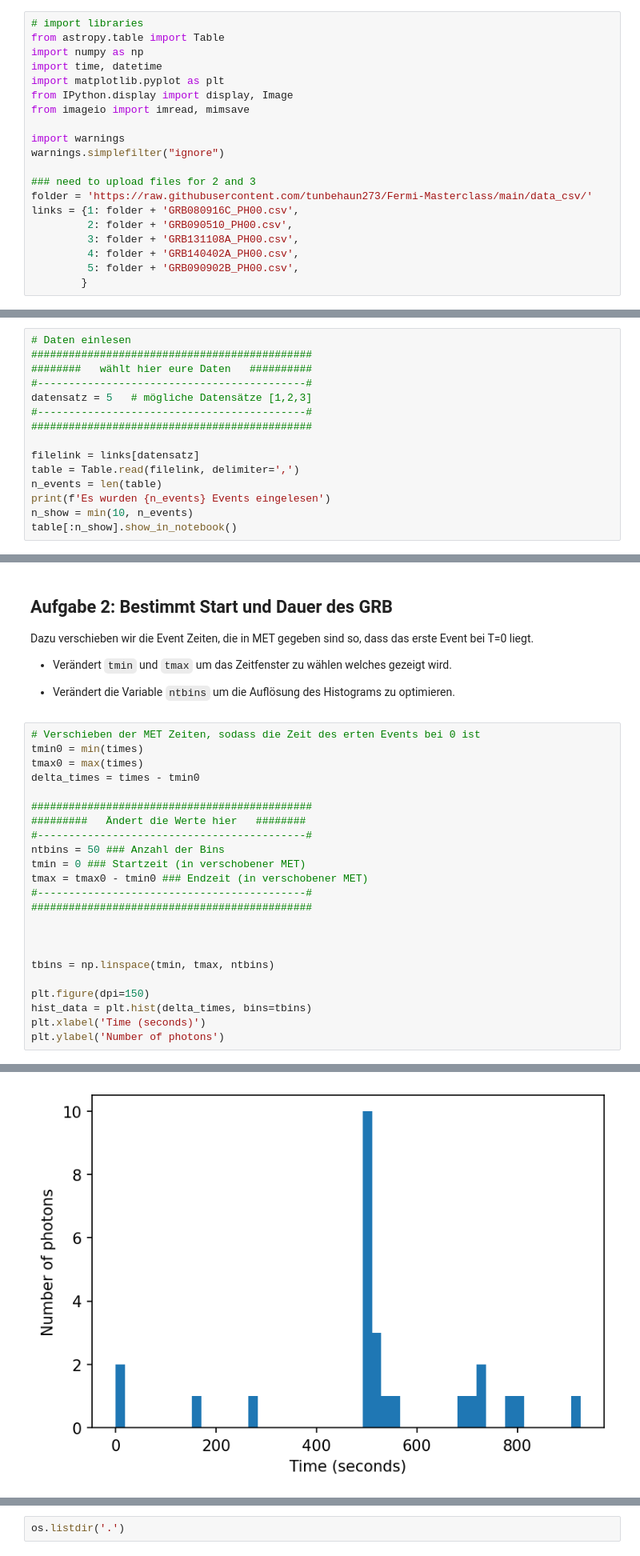
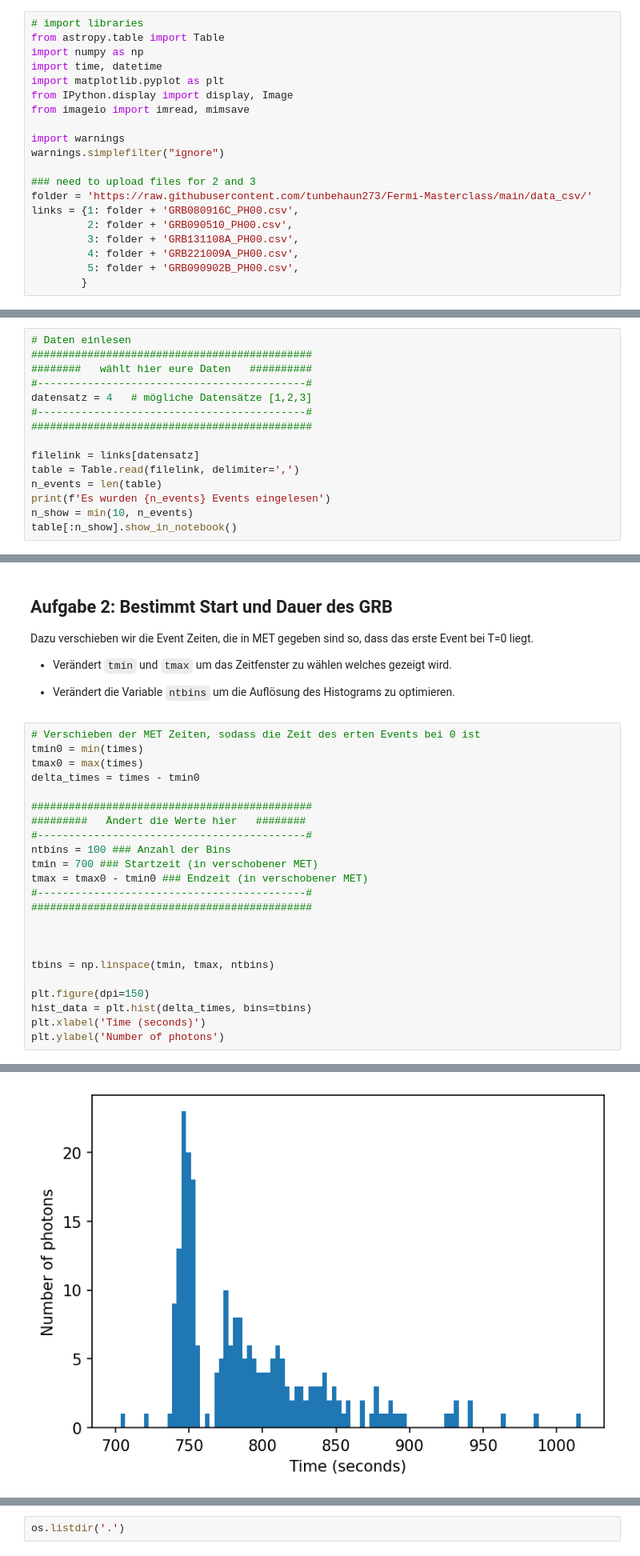
Before and after one commit to tunbehaun273/Fermi-Masterclass, a Jupyter notebook: Notebooks/FermiMasterclass_FAU_GRB-analysis_test.ipynb, the cells around one changed output, grey strips where cells are left out. Shown at 80% size. Cells and saved outputs as stored; diff of their text form.

```diff
--- a/Notebooks/FermiMasterclass_FAU_GRB-analysis_test.ipynb
+++ b/Notebooks/FermiMasterclass_FAU_GRB-analysis_test.ipynb
@@ -85,7 +85,7 @@ folder = 'https://raw.githubusercontent.com/tunbehaun273/Fermi-Masterclass/main/
 links = {1: folder + 'GRB080916C_PH00.csv',
          2: folder + 'GRB090510_PH00.csv',
          3: folder + 'GRB131108A_PH00.csv',
-         4: folder + 'GRB140402A_PH00.csv',
+         4: folder + 'GRB221009A_PH00.csv',
          5: folder + 'GRB090902B_PH00.csv',
         }
 # %% [markdown]
@@ -121,7 +121,7 @@ As you can see, the current date and the date obtained by applying the function
 #############################################
 ########   wählt hier eure Daten   ##########
 #-------------------------------------------#
-datensatz = 5   # mögliche Datensätze [1,2,3]
+datensatz = 4   # mögliche Datensätze [1,2,3]
 #-------------------------------------------#
 #############################################
 
@@ -197,26 +197,26 @@ Dazu verschieben wir die Event Zeiten, die in MET gegeben sind so, dass das erst
 # %%
 # Verschieben der MET Zeiten, sodass die Zeit des erten Events bei 0 ist
 tmin0 = min(times)
 tmax0 = max(times)
 delta_times = times - tmin0
 
 #############################################
 #########   Ändert die Werte hier   ########
 #-------------------------------------------#
-ntbins = 50 ### Anzahl der Bins
-tmin = 0 ### Startzeit (in verschobener MET)
+ntbins = 100 ### Anzahl der Bins
+tmin = 700 ### Startzeit (in verschobener MET)
 tmax = tmax0 - tmin0 ### Endzeit (in verschobener MET)
 #-------------------------------------------#
 #############################################
 
 
 
 tbins = np.linspace(tmin, tmax, ntbins)
 
 plt.figure(dpi=150)
 hist_data = plt.hist(delta_times, bins=tbins)
 plt.xlabel('Time (seconds)')
 plt.ylabel('Number of photons')
 # %% [output]
 Text(0, 0.5, 'Number of photons')
-[figure, old version]
+[figure, new version]
```
Also changed, not shown: parts of 8 cells of this notebook, 3 other files.
